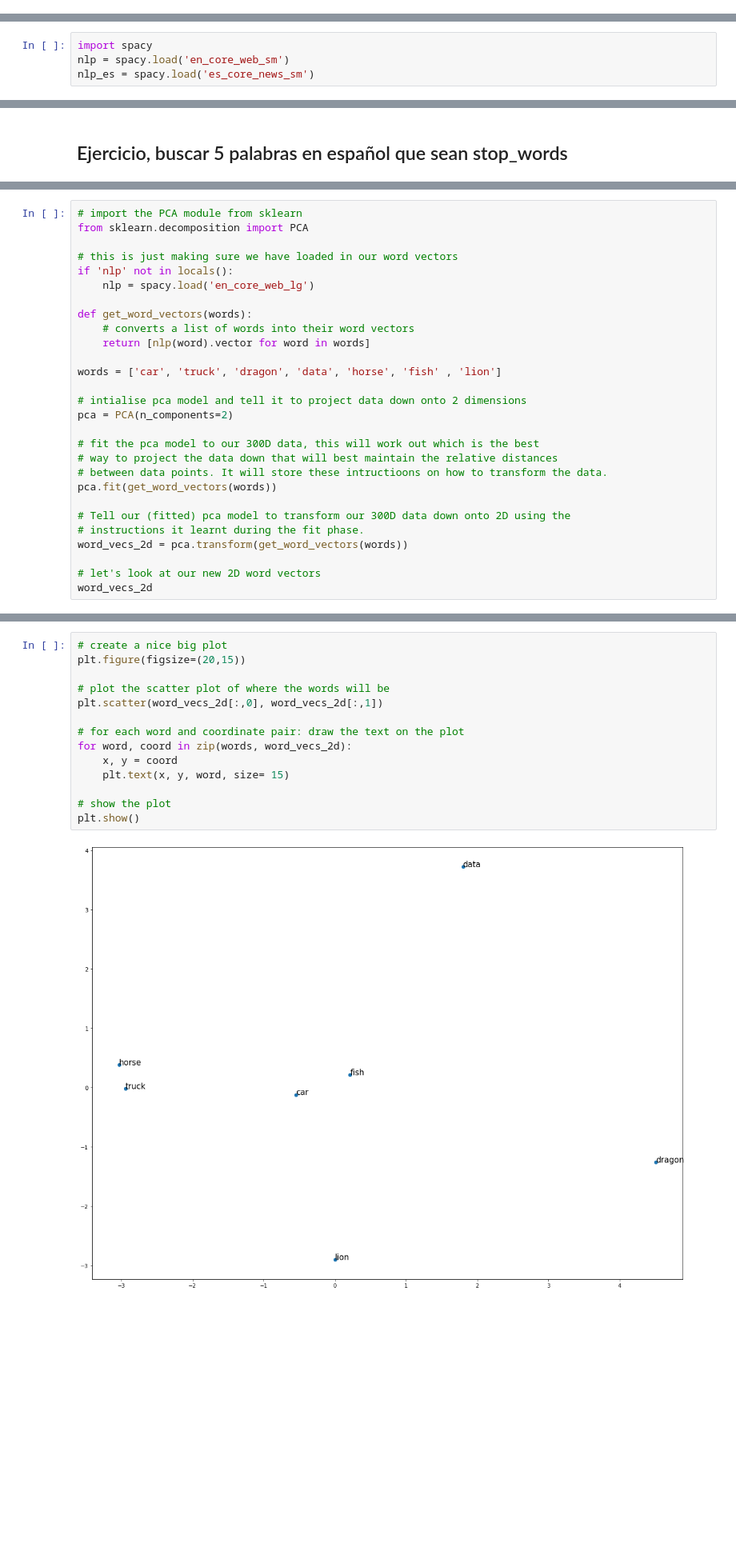
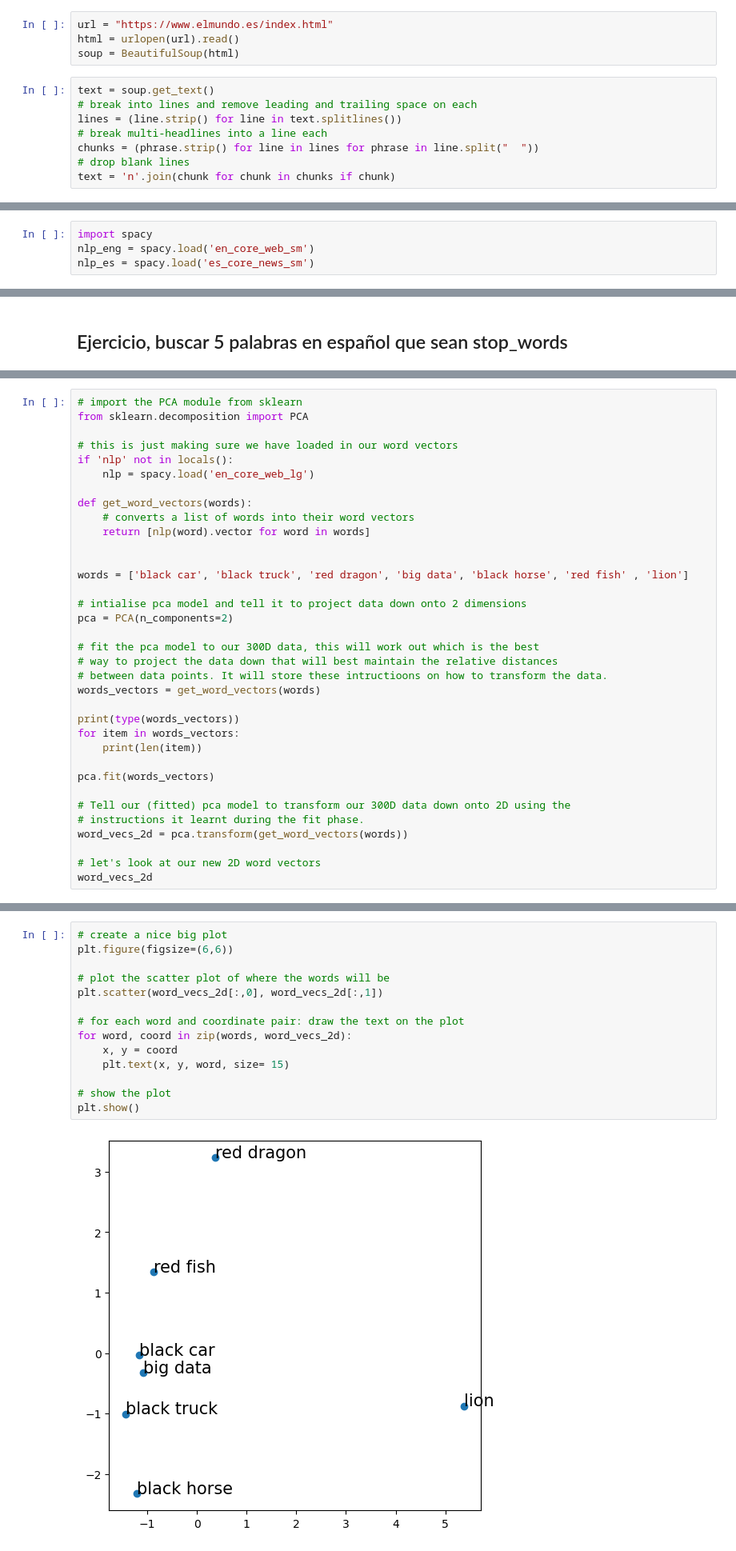
Before and after one commit to igomezv/DataScienceIntermedio, a Jupyter notebook: 7-NLP.ipynb, the cells around one changed output, grey strips where cells are left out. Shown at 80% size. Saved outputs shown, nothing was run; the diff lists cells and outputs as text; blank space fills up the shorter version.

```diff
--- a/7-NLP.ipynb
+++ b/7-NLP.ipynb
@@ -351,2 +351,14 @@ plt.show()
 # %% [markdown]
 #### Ejercicio: usar otra página u archivo de texto para hacer nube de palabras
+# %%
+url = "https://www.elmundo.es/index.html"
+html = urlopen(url).read()
+soup = BeautifulSoup(html)
+# %%
+text = soup.get_text()
+# break into lines and remove leading and trailing space on each
+lines = (line.strip() for line in text.splitlines())
+# break multi-headlines into a line each
+chunks = (phrase.strip() for line in lines for phrase in line.split("  "))
+# drop blank lines
+text = 'n'.join(chunk for chunk in chunks if chunk)
@@ -372,6 +431,6 @@ import es_core_news_sm
 nlp = es_core_news_sm.load()
 # %%
 import spacy
-nlp = spacy.load('en_core_web_sm')
+nlp_eng = spacy.load('en_core_web_sm')
 nlp_es = spacy.load('es_core_news_sm')
 # %%
@@ -600,7 +721,8 @@ def get_word_vectors(words):
     # converts a list of words into their word vectors
     return [nlp(word).vector for word in words]
 
-words = ['car', 'truck', 'dragon', 'data', 'horse', 'fish' , 'lion']
+
+words = ['black car', 'black truck', 'red dragon', 'big data', 'black horse', 'red fish' , 'lion']
 
 # intialise pca model and tell it to project data down onto 2 dimensions
 pca = PCA(n_components=2)
@@ -608,7 +730,13 @@ pca = PCA(n_components=2)
 # fit the pca model to our 300D data, this will work out which is the best
 # way to project the data down that will best maintain the relative distances
 # between data points. It will store these intructioons on how to transform the data.
-pca.fit(get_word_vectors(words))
+words_vectors = get_word_vectors(words)
+
+print(type(words_vectors))
+for item in words_vectors:
+    print(len(item))
+
+pca.fit(words_vectors)
 
 # Tell our (fitted) pca model to transform our 300D data down onto 2D using the
 # instructions it learnt during the fit phase.
@@ -627,17 +763,17 @@ array([[-5.45558462e-01, -1.22132577e-01],
 # %%
 # create a nice big plot
-plt.figure(figsize=(20,15))
+plt.figure(figsize=(6,6))
 
 # plot the scatter plot of where the words will be
 plt.scatter(word_vecs_2d[:,0], word_vecs_2d[:,1])
 
 # for each word and coordinate pair: draw the text on the plot
 for word, coord in zip(words, word_vecs_2d):
     x, y = coord
     plt.text(x, y, word, size= 15)
 
 # show the plot
 plt.show()
 # %% [output]
-[figure, old version]
+[figure, new version]
 # %% [markdown]
```
Also changed, not shown: parts of 66 cells of this notebook.
